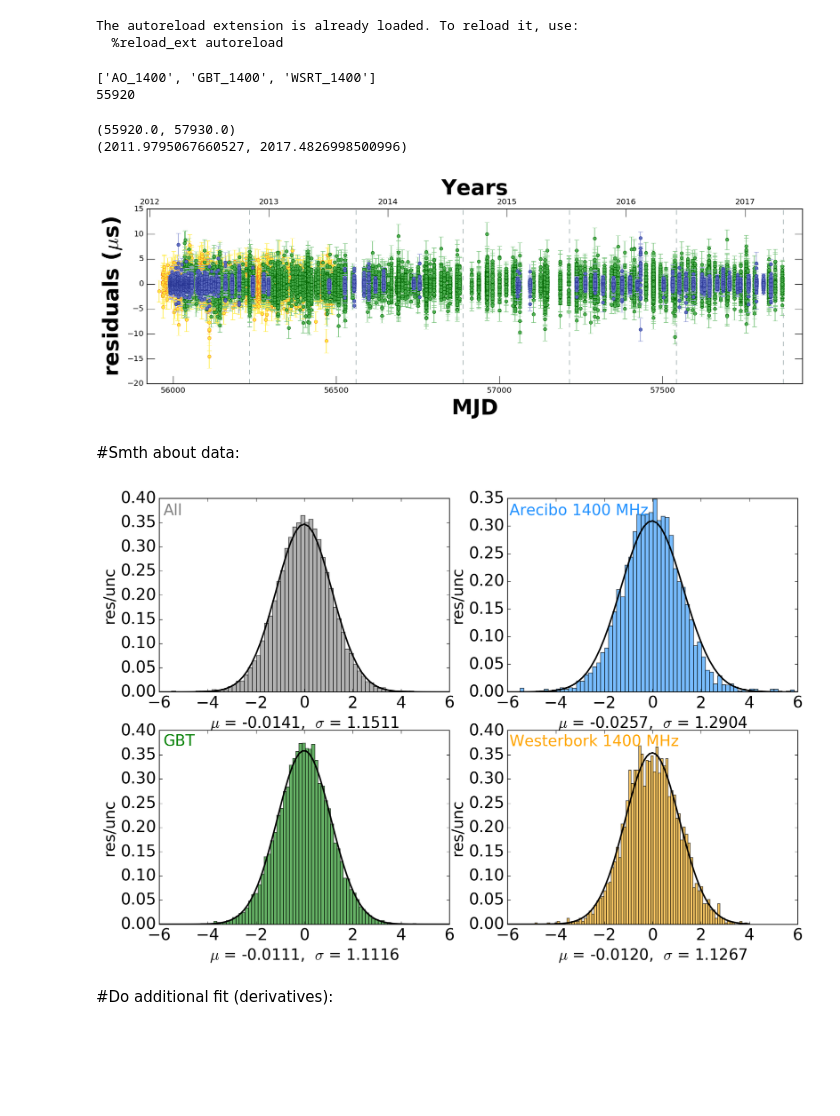
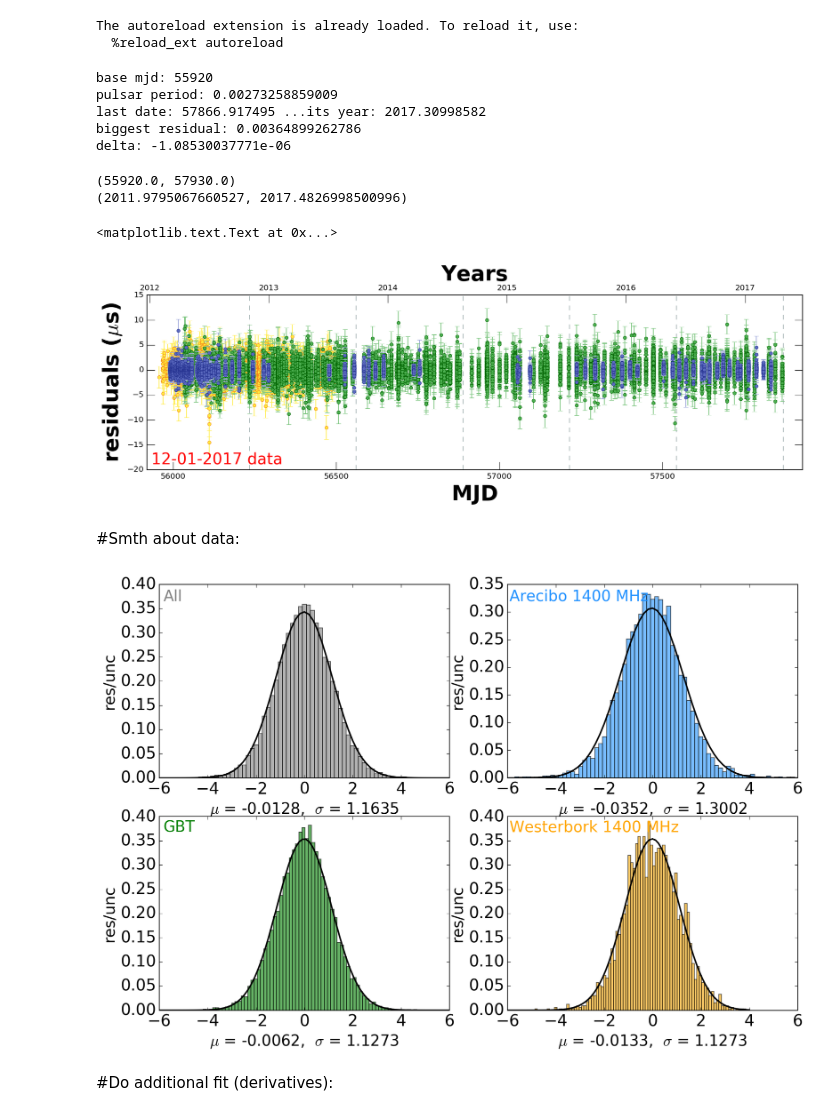
Before and after one commit to aarchiba/triplesystem, a Jupyter notebook: systematics/systematics_search.ipynb, the cells around one changed output. Cells and saved outputs as stored; diff of their text form; code cells hidden in the pictures; blank space fills up the shorter version.

```diff
--- a/systematics/systematics_search.ipynb
+++ b/systematics/systematics_search.ipynb
@@ -23,11 +26,16 @@ from matplotlib.font_manager import FontProperties
 The autoreload extension is already loaded. To reload it, use:
   %reload_ext autoreload
 # %%
-data_0825=pickle.load(open('../../../systematics/25_08_2017/systematics-package-lband-20170825.pickle', 'rb'))
+data_primary=pickle.load(open('../../../datasets/systematics-package-primary-20171220.pickle', 'rb'))
 #cf_10000_7=pickle.load(open('cf_10000_5e-7_1.pickle', 'rb'))
 # %%
-par_dict=data_0825['best_parameters']
-p_period = 0.00273258863228
+my_data=data_primary
+
+base_mjd=my_data['base_mjd']
+par_dict=my_data['best_parameters']
+par_dict['base_mjd']=base_mjd
+
+p_period = my_data['f0']**(-1)
 pb_i = par_dict['pb_i']
 pb_o = par_dict['pb_o']
 phi_i=(2.0*math.pi)/pb_i
@@ -35,22 +43,28 @@ phi_o=(2.0*math.pi)/pb_o
 tasc_i = par_dict["tasc_i"]
 tasc_o = par_dict["tasc_o"]
 
-my_data=data_0825
-base_mjd=my_data['base_mjd']
-
 limiit=10000
 c = abs(my_data['residuals']/my_data['phase_uncerts'])<limiit
 new_phase = np.array(my_data['residuals'][c], dtype=np.float64)
 new_times = np.array(my_data['times'][c], dtype=np.float64)+base_mjd
 new_unc = np.array(my_data['phase_uncerts'][c], dtype=np.float64)
 
-print my_data['telescope_list']
-print base_mjd
+deltaa=my_data['best_parameters']['delta']
+
+print 'base mjd:', base_mjd
+print 'pulsar period:', p_period
+print 'last date:', np.amax(new_times), '...its year:', rd.day_to_year(np.amax(new_times))
+print 'biggest residual:', np.amax(new_phase)
+print 'delta:', deltaa
 # %% [output]
-['AO_1400', 'GBT_1400', 'WSRT_1400']
-55920
+base mjd: 55920
+pulsar period: 0.00273258859009
+last date: 57866.917495 ...its year: 2017.30998582
+biggest residual: 0.00364899262786
+delta: -1.08530037771e-06
 # %%
 import read_data as rd
+import arrow_plot as ap
 
 gbt=rd.tel_transform(my_data,'GBT_1400')
 ao1400=rd.tel_transform(my_data,'AO_1400')
@@ -60,27 +74,31 @@ name=['WSRT_1400','GBT_1400', 'AO_1400']
 color=['y', 'g', 'b']
 
 rd.plot_res(my_data, new_times, new_phase, new_unc, name, color)
+plt.figtext(0.13, 0.15, '12-01-2017 data', fontsize=20, color='r')
 # %% [output]
 (55920.0, 57930.0)
 (2011.9795067660527, 2017.4826998500996)
+<matplotlib.text.Text at 0x...>
-[figure, old version]
+[figure, new version]
 # %% [markdown]
 #Smth about data:
 # %%
 all_emac1=np.array(new_phase/new_unc, dtype=np.float64)
 gbt_emac1=np.array(gbt.phase/gbt.unc, dtype=np.float64)
 ao1400_emac1=np.array(ao1400.phase/ao1400.unc, dtype=np.float64)
 wsrt1400_emac1=np.array(wsrt1400.phase/wsrt1400.unc, dtype=np.float64)
 
-rd.fit_plot(all_emac1, 1, 'All', 'grey', 4, 6)
-ao_efac1=rd.fit_plot(ao1400_emac1, 2, 'Arecibo 1400 MHz', 'dodgerblue', 4, 6)
-gbt_efac1=rd.fit_plot(gbt_emac1, 3, 'GBT', 'green', 4, 6)
-wsrt_efac1=rd.fit_plot(wsrt1400_emac1, 4, 'Westerbork 1400 MHz', 'orange', 4, 6)
+numplots=4
+limm=6
+
+rd.fit_plot(all_emac1, 1, 'All', 'grey', numplots, limm)
+ao_efac1=rd.fit_plot(ao1400_emac1, 2, 'Arecibo 1400 MHz', 'dodgerblue', numplots, limm)
+gbt_efac1=rd.fit_plot(gbt_emac1, 3, 'GBT', 'green', numplots, limm)
+wsrt_efac1=rd.fit_plot(wsrt1400_emac1, 4, 'Westerbork 1400 MHz', 'orange', numplots, limm)
 
 plt.gcf().set_size_inches(15,10)
-#plt.savefig('25082017_efacs.pdf')
 # %% [output]
-[figure, old version]
+[figure, new version]
 # %% [markdown]
 #Do additional fit (derivatives):
 # %%
```
Also changed, not shown: parts of 20 cells of this notebook, 28 other files.
